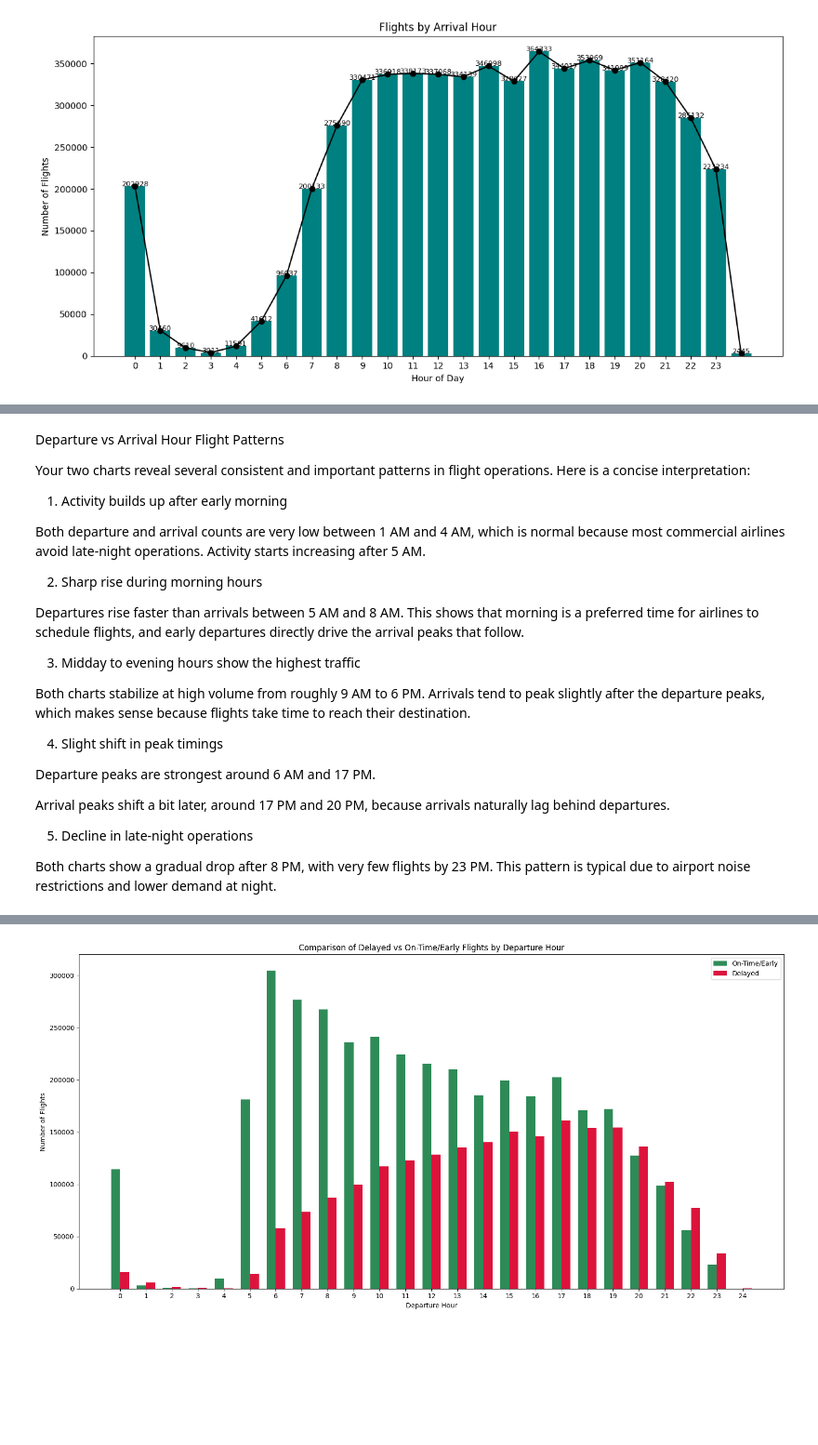
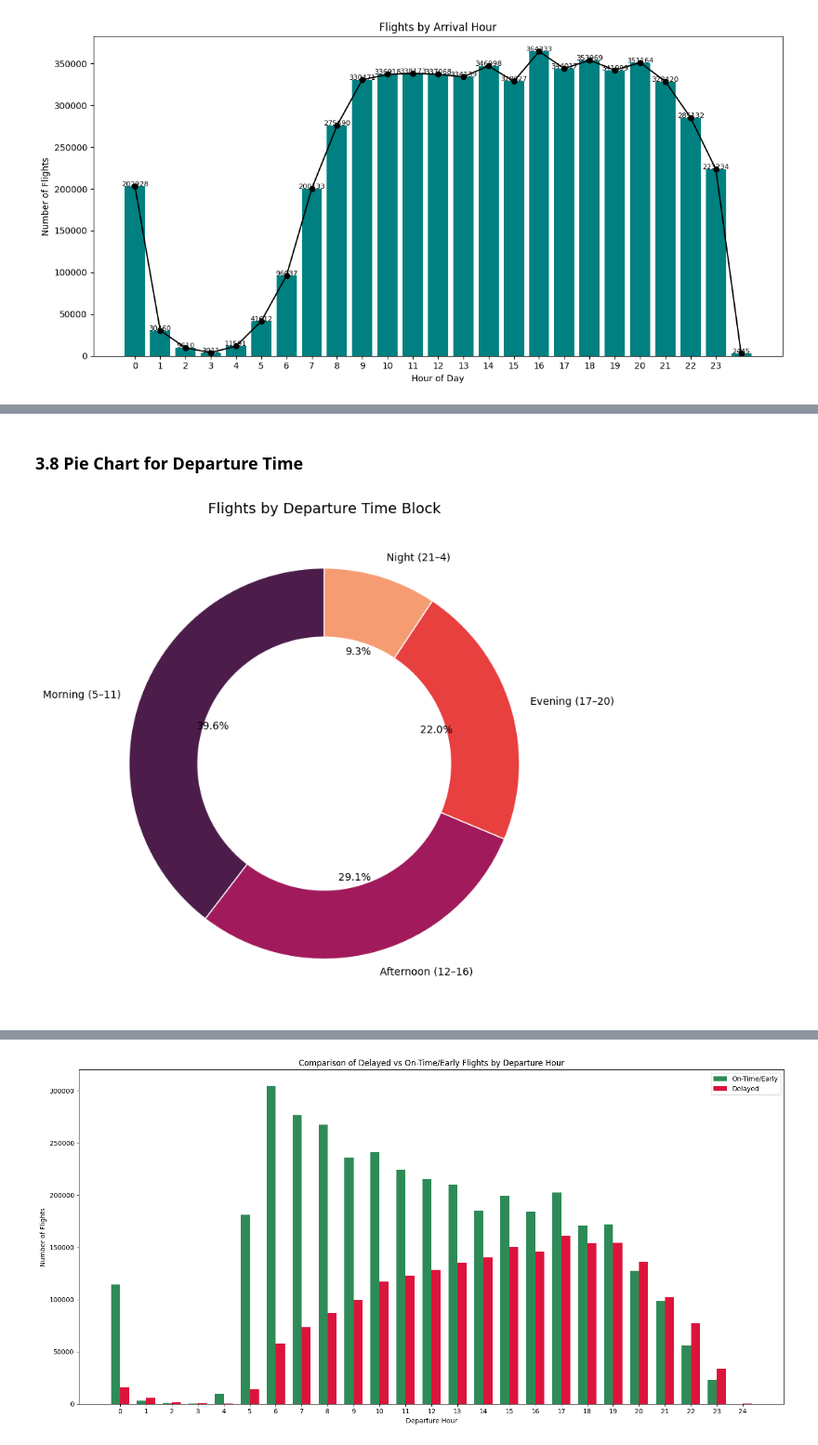
Before and after one commit to Anitha-Chava/AirFly-Insights---Airline-Operations-Delay-Patterns-Performance-Analysis, a Jupyter notebook: AirFly_Insights.ipynb, the cells around one changed output, grey strips where cells are left out. Shown at 93% size. Cells and saved outputs as stored; diff of their text form; code cells hidden in the pictures; blank space fills up the shorter version.

```diff
--- a/AirFly_Insights.ipynb
+++ b/AirFly_Insights.ipynb
@@ -1115,29 +1358,45 @@ plt.show()
-# %% [markdown]
-Departure vs Arrival Hour Flight Patterns
-
-Your two charts reveal several consistent and important patterns in flight operations. Here is a concise interpretation:
-
-1. Activity builds up after early morning
-
-Both departure and arrival counts are very low between 1 AM and 4 AM, which is normal because most commercial airlines avoid late-night operations. Activity starts increasing after 5 AM.
-
-2. Sharp rise during morning hours
-
-Departures rise faster than arrivals between 5 AM and 8 AM.
-This shows that morning is a preferred time for airlines to schedule flights, and early departures directly drive the arrival peaks that follow.
-
-3. Midday to evening hours show the highest traffic
-
-Both charts stabilize at high volume from roughly 9 AM to 6 PM.
-Arrivals tend to peak slightly after the departure peaks, which makes sense because flights take time to reach their destination.
-
-4. Slight shift in peak timings
-
-Departure peaks are strongest around 6 AM and 17 PM.
-
-Arrival peaks shift a bit later, around 17 PM and 20 PM, because arrivals naturally lag behind departures.
-
-5. Decline in late-night operations
-
-Both charts show a gradual drop after 8 PM, with very few flights by 23 PM.
-This pattern is typical due to airport noise restrictions and lower demand at night.
+# %% [markdown]
+### 3.8 Pie Chart for Departure Time
+# %%
+def time_block(hour):
+    if 5 <= hour < 12:
+        return 'Morning (5–11)'
+    elif 12 <= hour < 17:
+        return 'Afternoon (12–16)'
+    elif 17 <= hour < 21:
+        return 'Evening (17–20)'
+    else:
+        return 'Night (21–4)'
+
+# Create hour column
+flights['DEP_HOUR'] = flights['DEPARTURE_TIME'] // 100
+
+# Create time block column
+flights['DEPARTURE_TIME_BLOCK'] = flights['DEP_HOUR'].apply(time_block)
+
+import matplotlib.pyplot as plt
+import seaborn as sns
+
+time_blocks = flights['DEPARTURE_TIME_BLOCK'].value_counts()
+
+colors = sns.color_palette("rocket", len(time_blocks))
+
+plt.figure(figsize=(8, 8))
+plt.pie(
+    time_blocks.values,
+    labels=time_blocks.index,
+    autopct='%1.1f%%',
+    startangle=90,
+    colors=colors,
+    wedgeprops={'edgecolor': 'white'}
+)
+
+# Donut effect
+centre_circle = plt.Circle((0, 0), 0.65, fc='white')
+plt.gca().add_artist(centre_circle)
+
+plt.title('Flights by Departure Time Block', fontsize=14)
+plt.tight_layout()
+plt.show()
+# %% [output]
+[figure, added]
```
Also changed, not shown: parts of 116 cells of this notebook, 5 other files.
